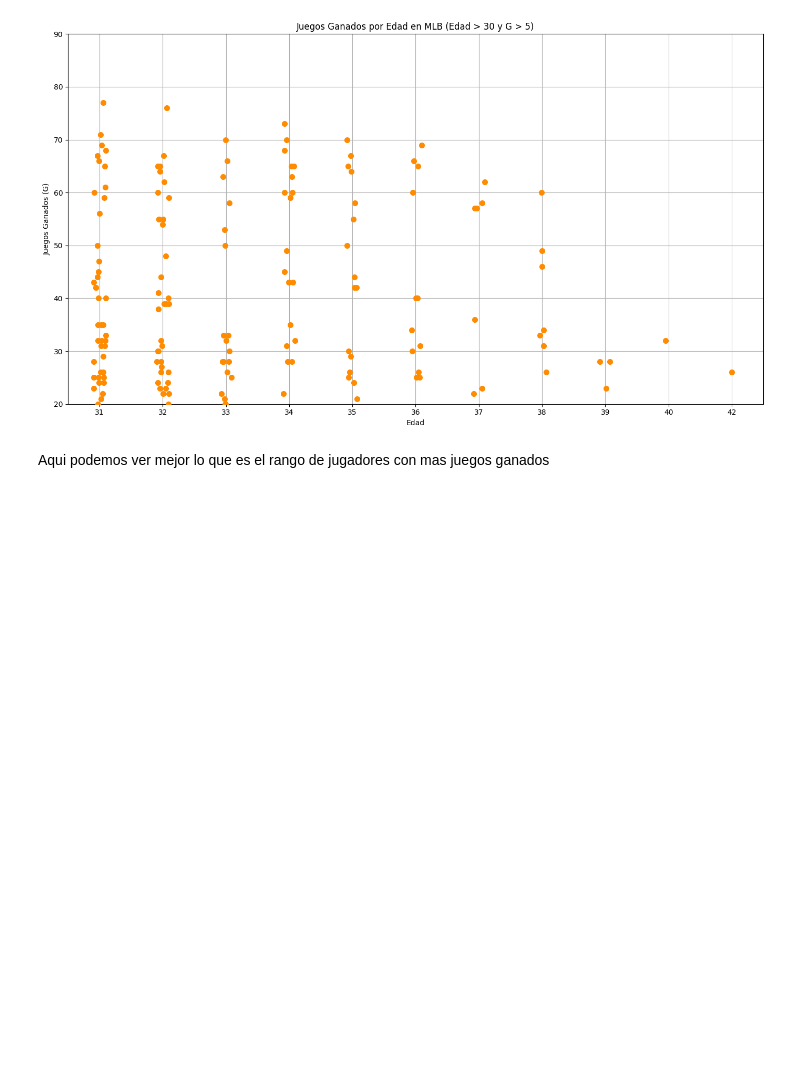
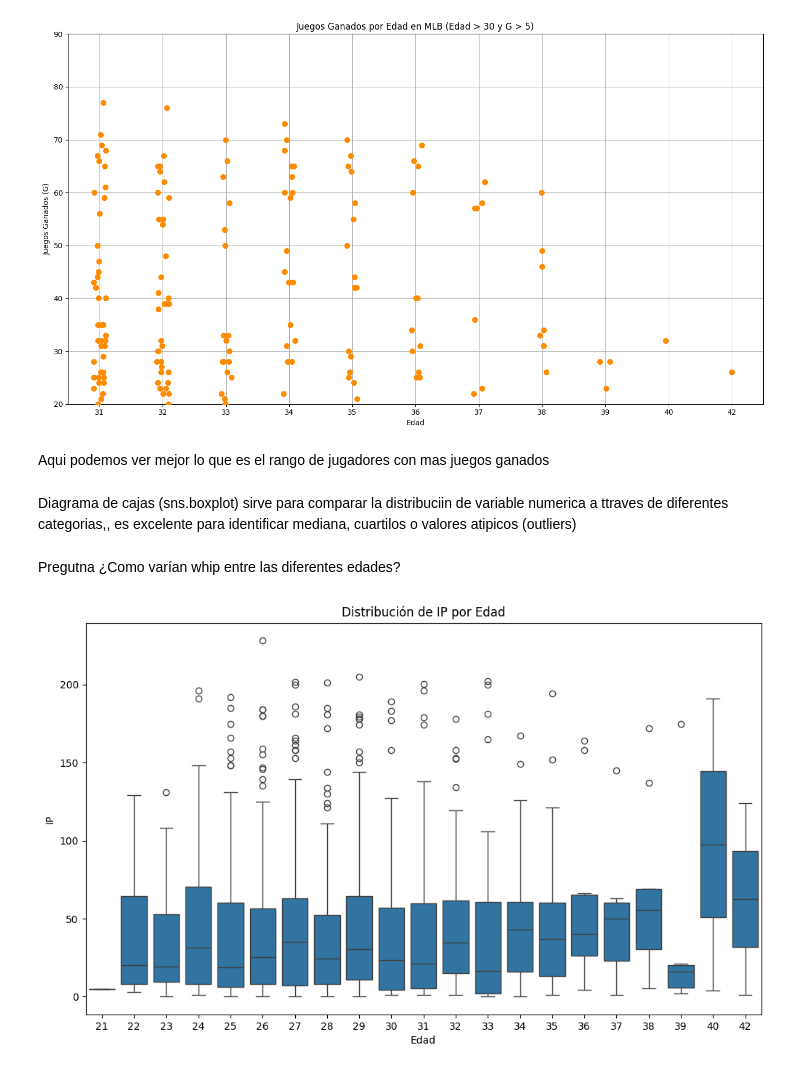
Before and after one commit to alvarogoncalves04/Prueba-AY, a Jupyter notebook: test.ipynb, the cells around one changed output. Cells and saved outputs as stored; diff of their text form; code cells hidden in the pictures; blank space fills up the shorter version.

```diff
--- a/test.ipynb
+++ b/test.ipynb
@@ -449,3 +449,19 @@ plt.show()
 [figure]
 # %% [markdown]
 Aqui podemos ver mejor lo que es el rango de jugadores con mas juegos ganados
+# %% [markdown]
+Diagrama de cajas (sns.boxplot)
+sirve para comparar la distribuciin de variable numerica a ttraves de diferentes categorias,, es excelente para identificar mediana, cuartilos o valores atipicos (outliers)
+# %% [markdown]
+Pregutna ¿Como varían whip entre las diferentes edades?
+# %%
+import matplotlib.pyplot as plt
+import seaborn as sns
+plt.figure(figsize=(12, 7))
+sns.boxplot(x='Age', y='IP', data=df)
+plt.title('Distribución de IP por Edad')
+plt.xlabel('Edad')
+plt.ylabel('IP')
+plt.show()
+# %% [output]
+[figure, added]
```
Also changed, not shown: parts of 3 cells of this notebook.
